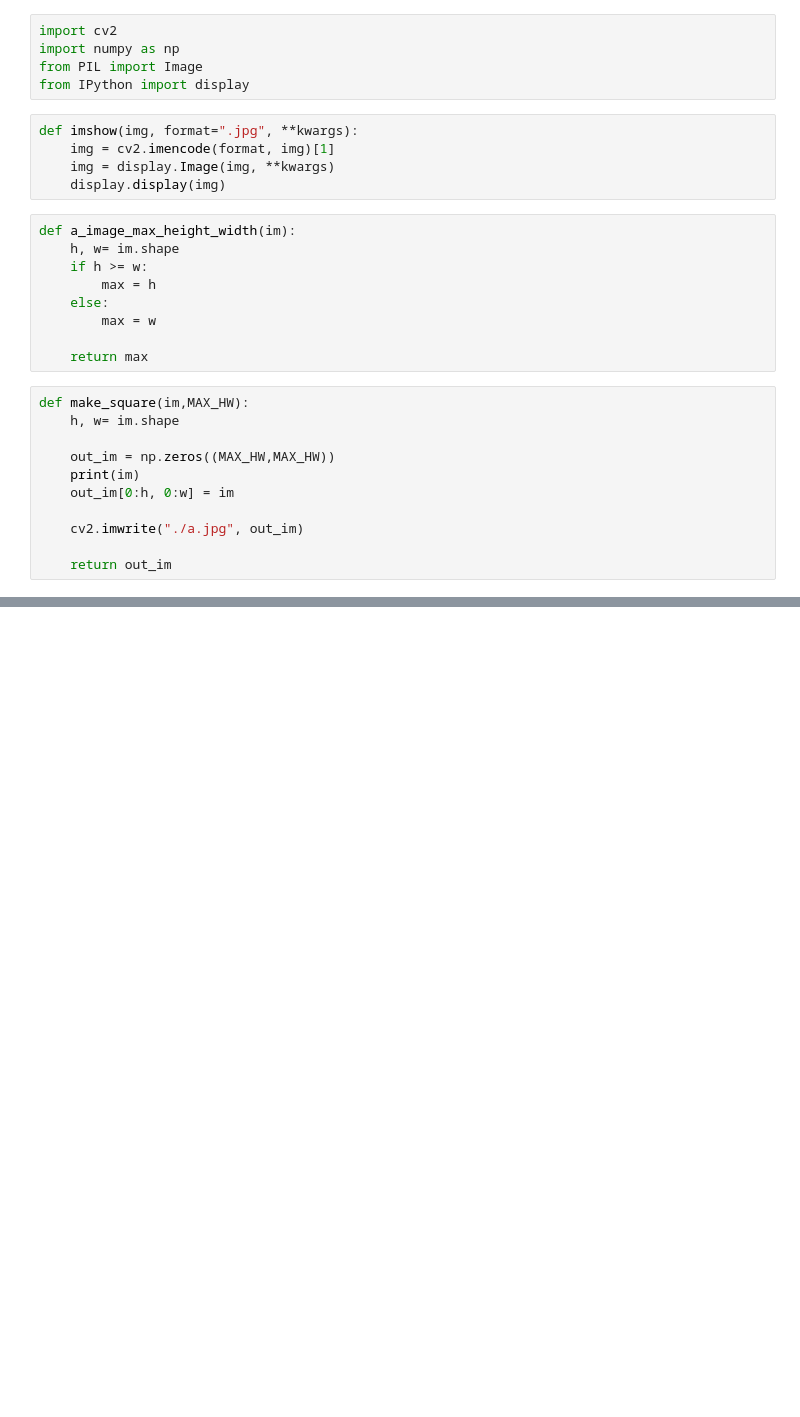
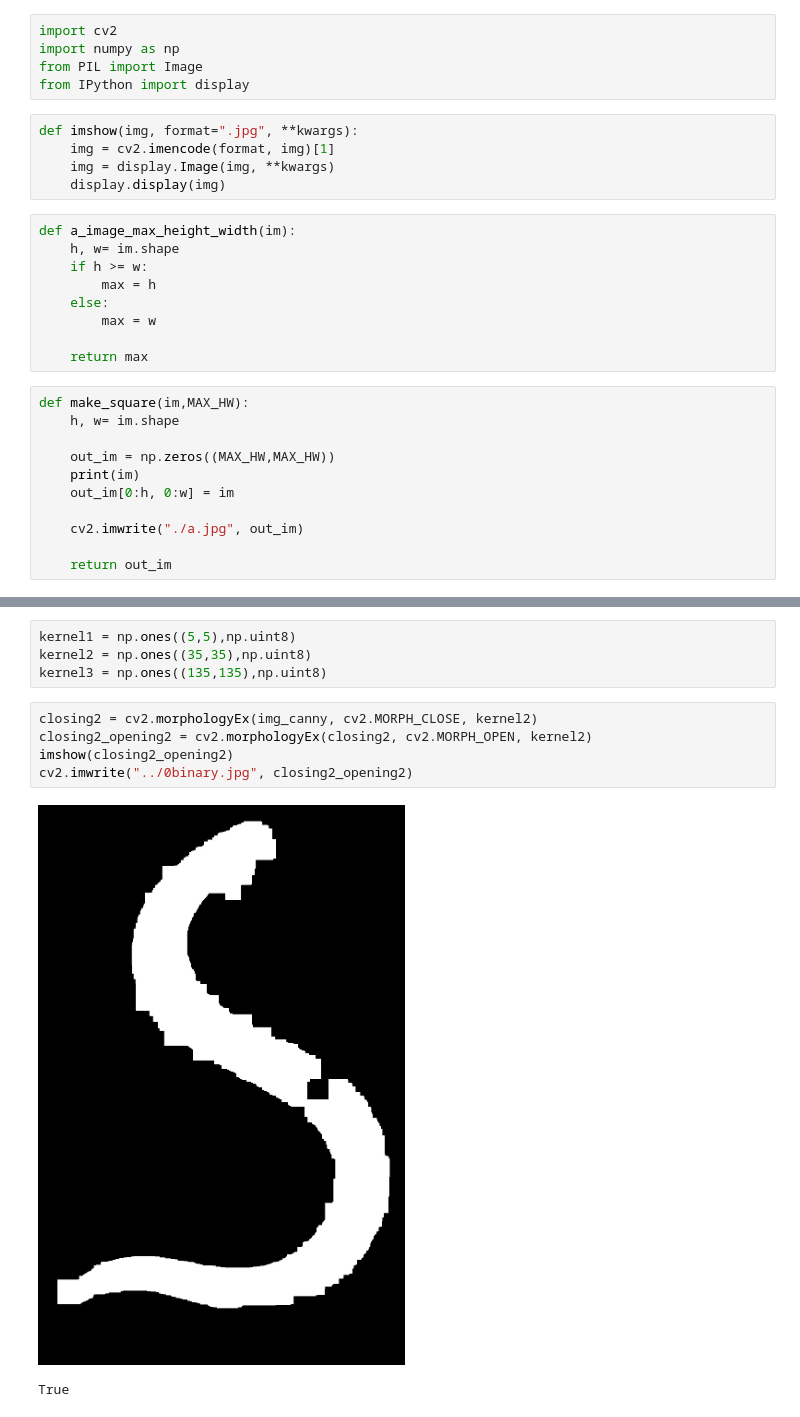
Before and after one commit to chosokabe1/egg, a Jupyter notebook: binary.ipynb, the cells around one changed output, grey strips where cells are left out. Saved outputs shown, nothing was run; the diff lists cells and outputs as text; blank space fills up the shorter version.

Commit message:
binary

```diff
--- a/binary.ipynb
+++ b/binary.ipynb
@@ -38,0 +41,12 @@ imshow(img)
+# %%
+kernel1 = np.ones((5,5),np.uint8)
+kernel2 = np.ones((35,35),np.uint8)
+kernel3 = np.ones((135,135),np.uint8)
+# %%
+closing2 = cv2.morphologyEx(img_canny, cv2.MORPH_CLOSE, kernel2)
+closing2_opening2 = cv2.morphologyEx(closing2, cv2.MORPH_OPEN, kernel2)
+imshow(closing2_opening2)
+cv2.imwrite("../0binary.jpg", closing2_opening2)
+# %% [output]
+[figure, added]
+True
```
Also changed, not shown: parts of 1 cell of this notebook.
